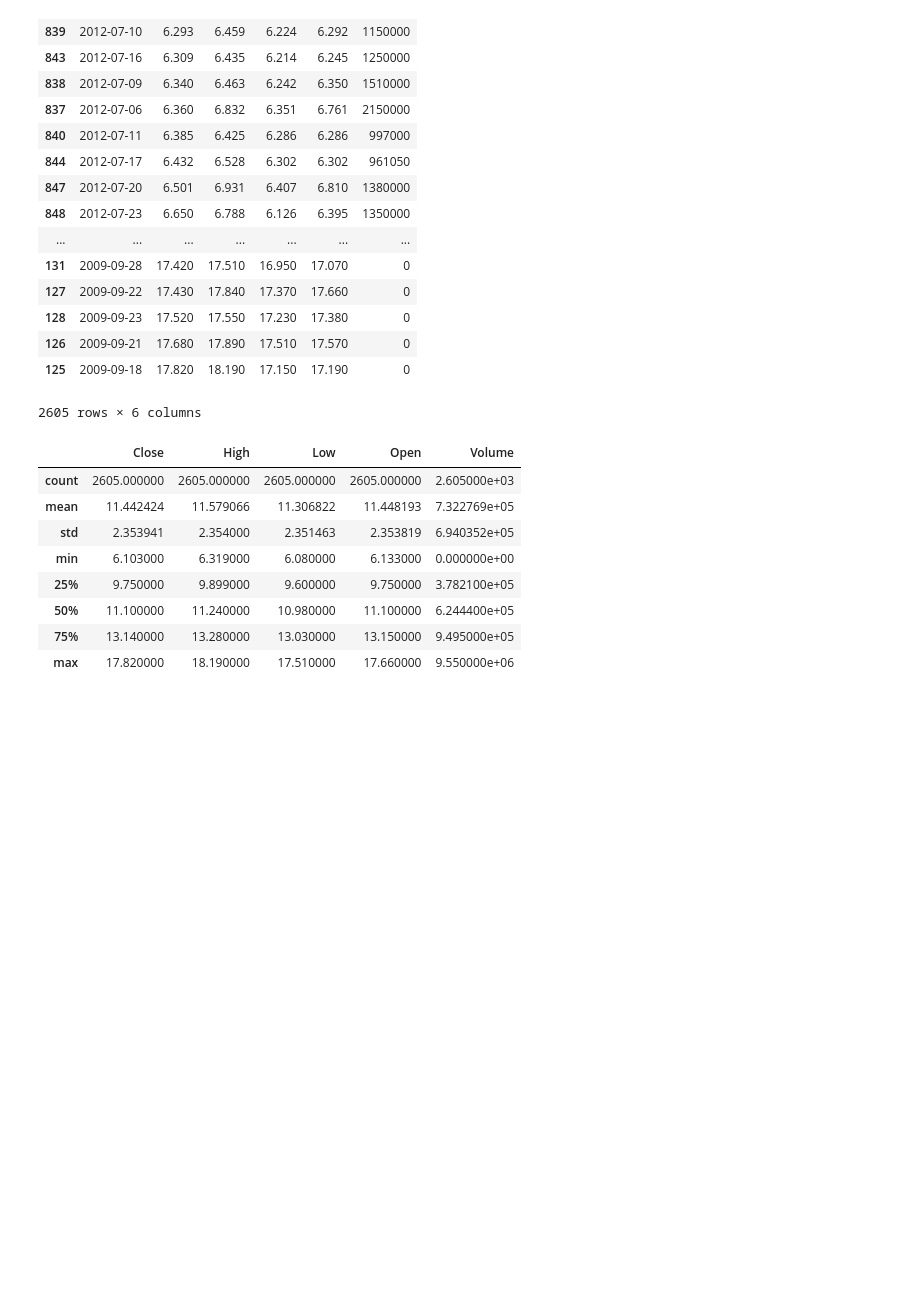
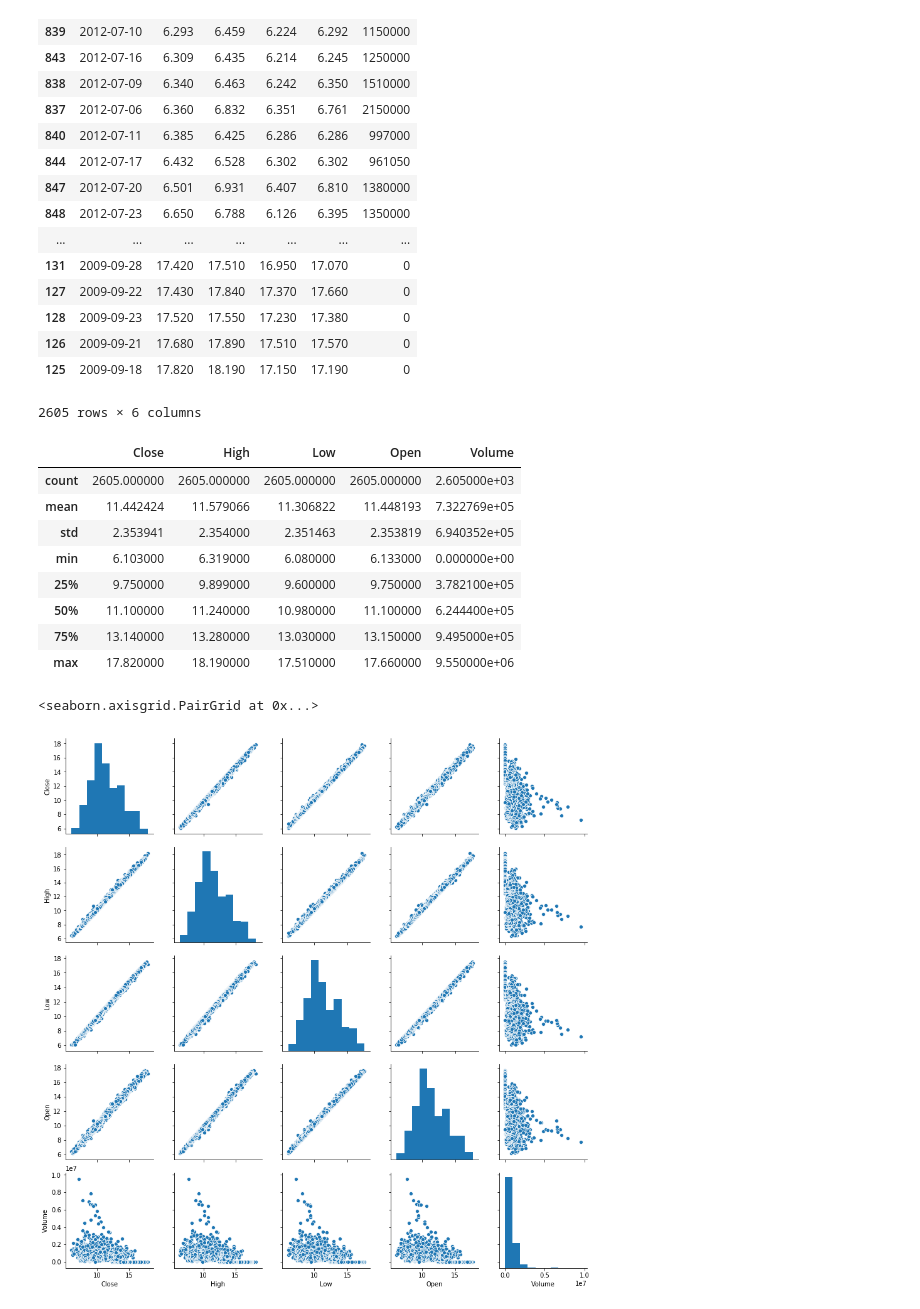
Before and after one commit to VincentLu91/SpanishStocksHistoricalData, a Jupyter notebook: indra_EDA.ipynb, the cells around one changed output. Drawn from its saved outputs; the diff is of its cells as text; code cells hidden in the pictures; blank space fills up the shorter version.

```diff
--- a/indra_EDA.ipynb
+++ b/indra_EDA.ipynb
@@ -116,0 +119,5 @@ indra_df.describe()
+# %%
+sns.pairplot(indra_df)
+# %% [output]
+<seaborn.axisgrid.PairGrid at 0x...>
+[figure, added]
```
Also changed, not shown: parts of 3 cells of this notebook.
